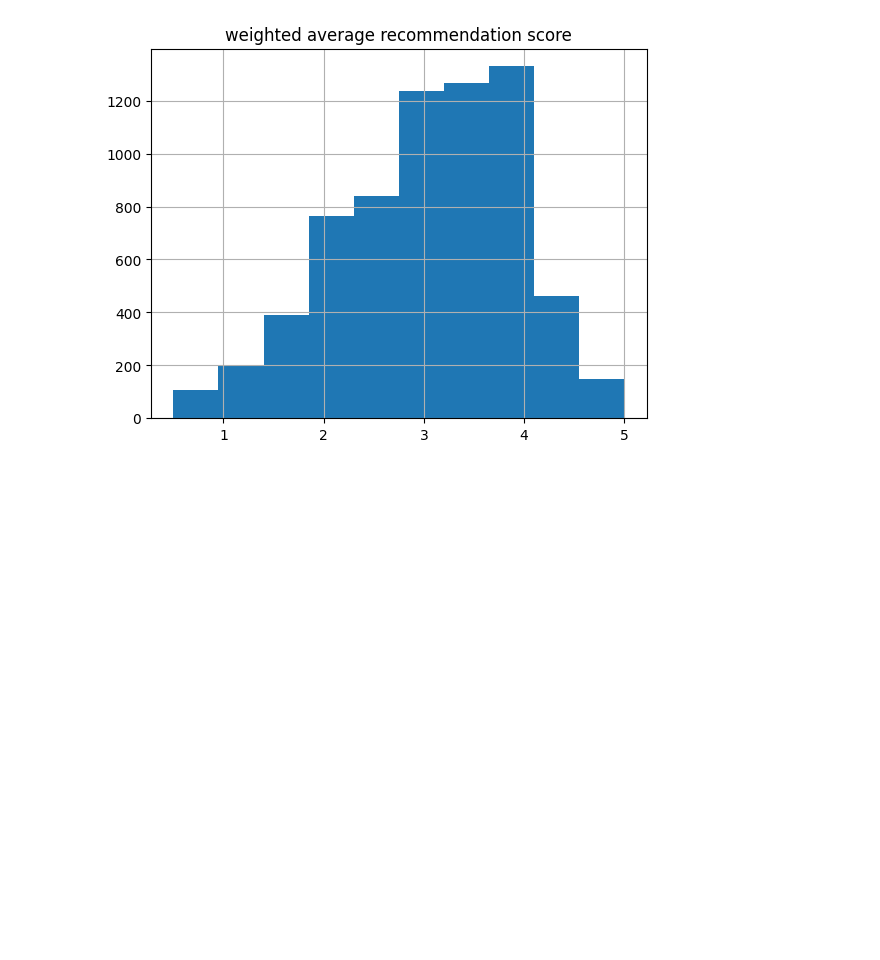
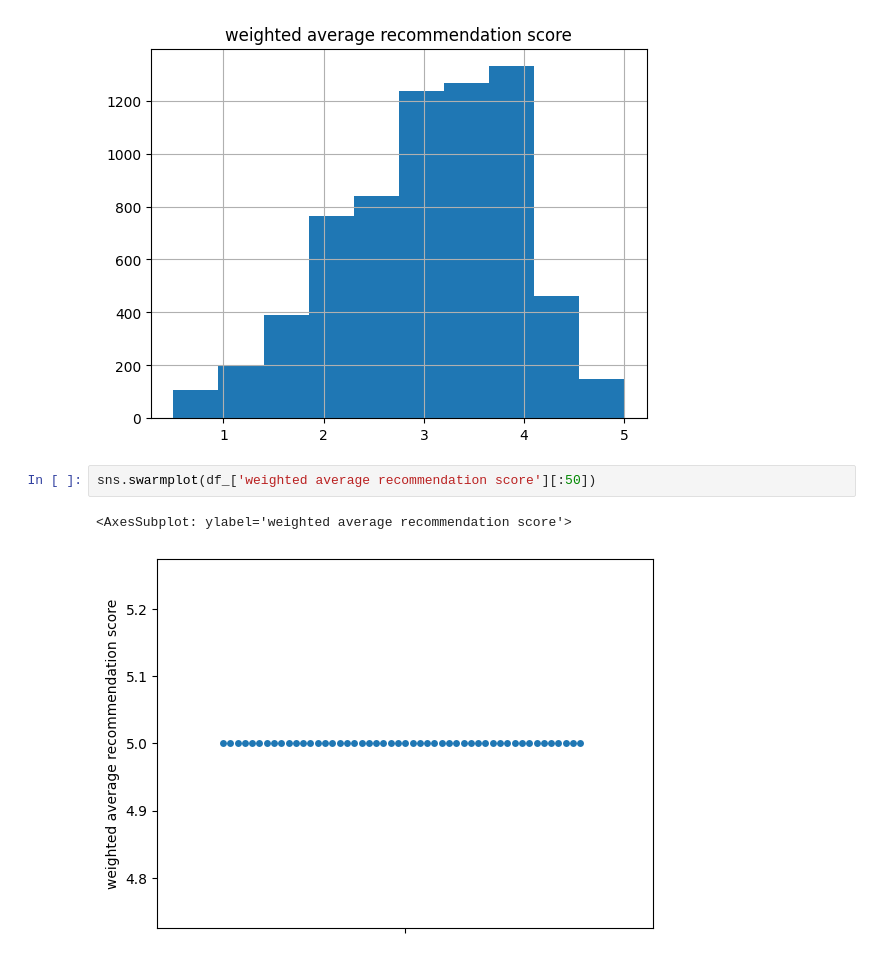
Before and after one commit to mehdisahraeei/ml-project, a Jupyter notebook: 02-projects/Recommender/Collaborative-Filtering-Movies.ipynb, the cells around one changed output. Drawn from its saved outputs; the diff is of its cells as text; blank space fills up the shorter version.

Commit message:
seaborn plot was added in cb rec

```diff
--- a/02-projects/Recommender/Collaborative-Filtering-Movies.ipynb
+++ b/02-projects/Recommender/Collaborative-Filtering-Movies.ipynb
@@ -404,3 +405,8 @@ df_.hist()
 plt.show()
 # %% [output]
 [figure]
+# %%
+sns.swarmplot(df_['weighted average recommendation score'][:50])
+# %% [output]
+<AxesSubplot: ylabel='weighted average recommendation score'>
+[figure, added]
```
Also changed, not shown: parts of 4 cells of this notebook.
